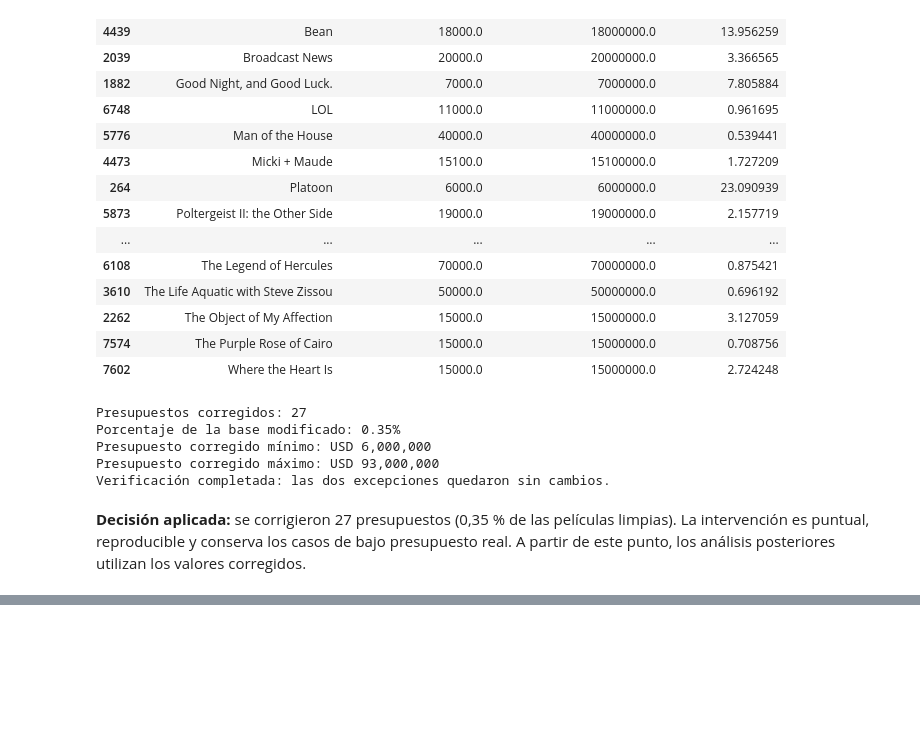
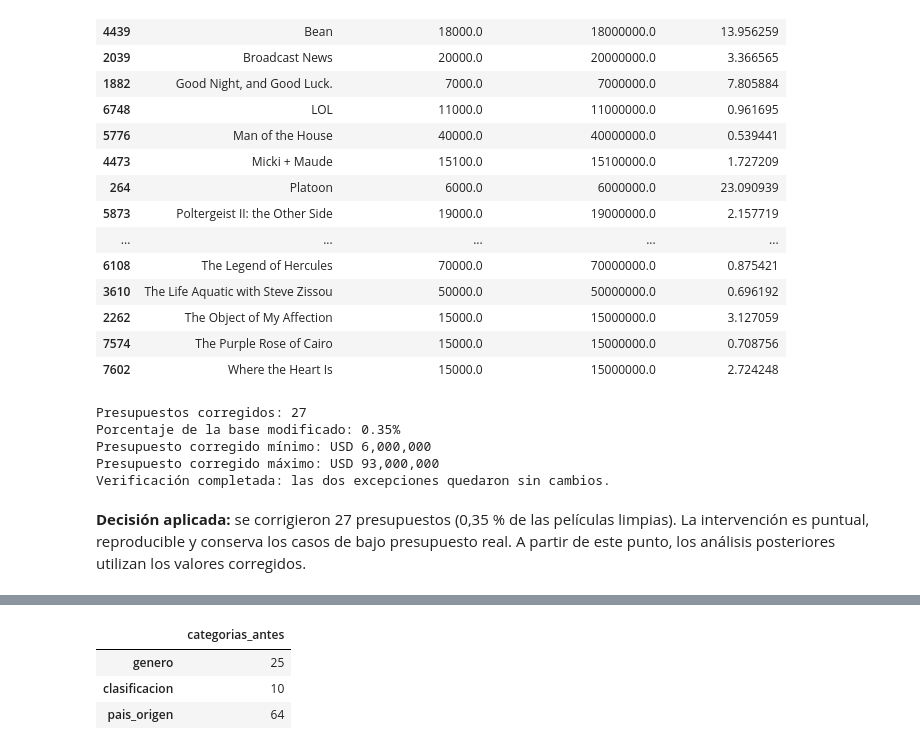
Before and after one commit to alvareezvicente-code/Vicente-Alvarez-programacion-analitica-2, a Jupyter notebook: notebooks/analisis.ipynb, the cells around one changed output, grey strips where cells are left out. Drawn from its saved outputs; the diff is of its cells as text; code cells hidden in the pictures; blank space fills up the shorter version.

```diff
--- a/notebooks/analisis.ipynb
+++ b/notebooks/analisis.ipynb
@@ -775,0 +780,9 @@ Verificación completada: las dos excepciones quedaron sin cambios.
+# %%
+columnas_categoricas = ["genero", "clasificacion", "pais_origen"]
+categorias_antes = peliculas_limpias[columnas_categoricas].nunique(dropna=True)
+categorias_antes.to_frame("categorias_antes")
+# %% [output]
+|  | categorias_antes |
+| genero | 25 |
+| clasificacion | 10 |
+| pais_origen | 64 |
```
Also changed, not shown: parts of 5 cells of this notebook.
